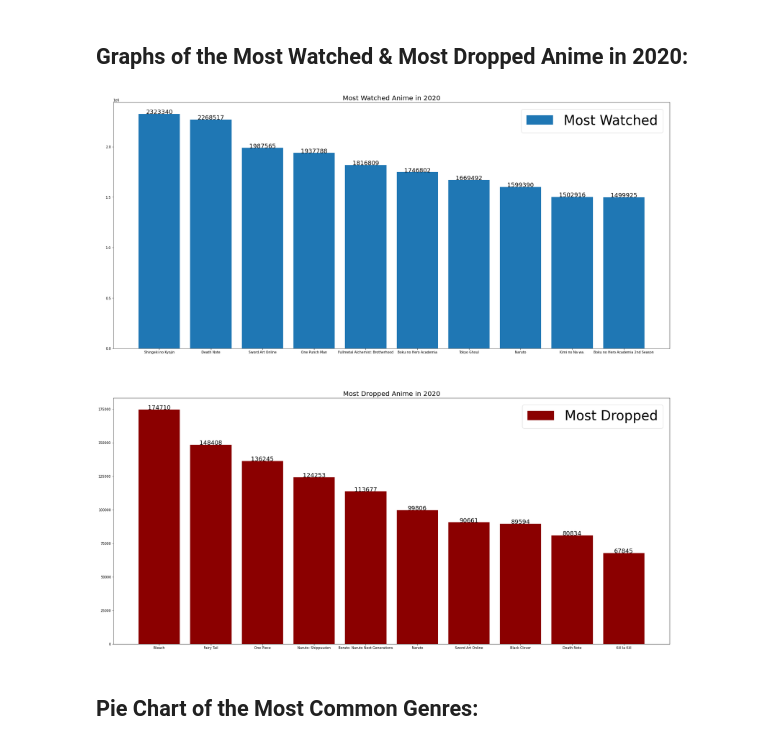
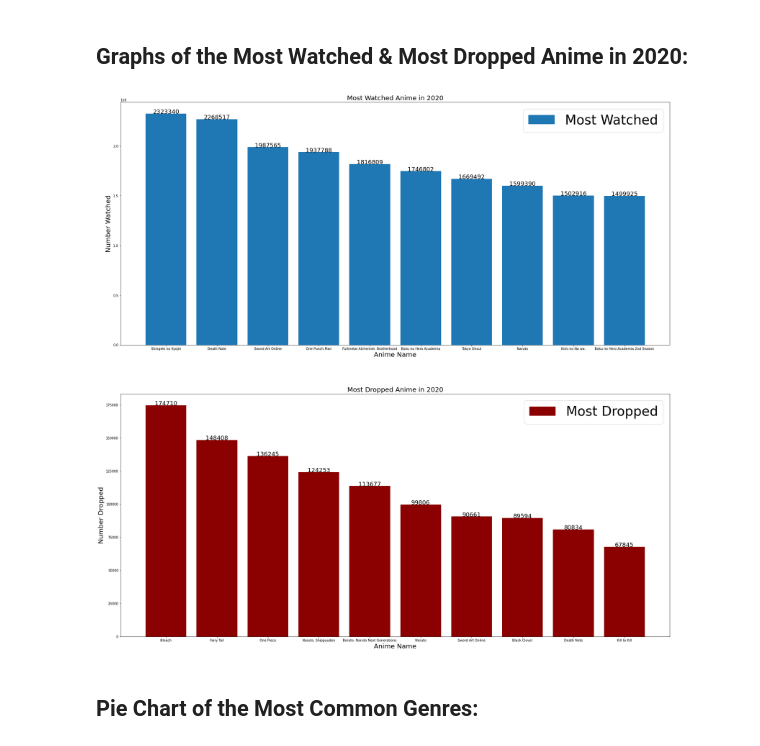
Before and after one commit to Mcaplovitz/cs103a-cpa01, a Jupyter notebook: Anime.ipynb, the cells around one changed output. Drawn from its saved outputs; the diff is of its cells as text; code cells hidden in the pictures.

```diff
--- a/Anime.ipynb
+++ b/Anime.ipynb
@@ -107,27 +108,31 @@ plt.show()
 # %%
 df["Watched"] = df['Completed'] + df['Watching']
 wdf = df
 # wdf["Watched"] = wdf['Completed'] + wdf['Watching']
 wdf = wdf.sort_values('Watched', ascending = False)
 wdf = wdf[["Watched", "Name"]].head(10)
 
 ddf = df
 ddf = ddf.sort_values('Dropped', ascending = False)
 ddf = ddf[["Dropped", "Name"]].head(10)
 
 f, (w, d) = plt.subplots(2, 1, figsize = (30,30))
 w.bar(wdf["Name"], wdf["Watched"], label = "Most Watched")
 w.set_title('Most Watched Anime in 2020', size = 20)
+w.set_xlabel('Anime Name', size= 20)
+w.set_ylabel("Number Watched", size= 20)
 w.legend(fontsize=40)
 d.bar(ddf["Name"], ddf["Dropped"], color = 'darkred', label = "Most Dropped")
 d.legend(fontsize=40)
 d.set_title('Most Dropped Anime in 2020', size = 20)
+d.set_xlabel('Anime Name', size= 20)
+d.set_ylabel("Number Dropped", size= 20)
 
 for i in range(len(wdf["Name"])):
         w.text(i, wdf["Watched"][i], wdf["Watched"][i], ha = 'center', size = 18)
         d.text(i, ddf["Dropped"][i], ddf["Dropped"][i], ha = 'center', size = 18)
 # %% [output]
-[figure, old version]
+[figure, new version]
 # %% [markdown]
 <h2>Pie Chart of the Most Common Genres:</h2>
 # %%
```
Also changed, not shown: parts of 2 cells of this notebook.
